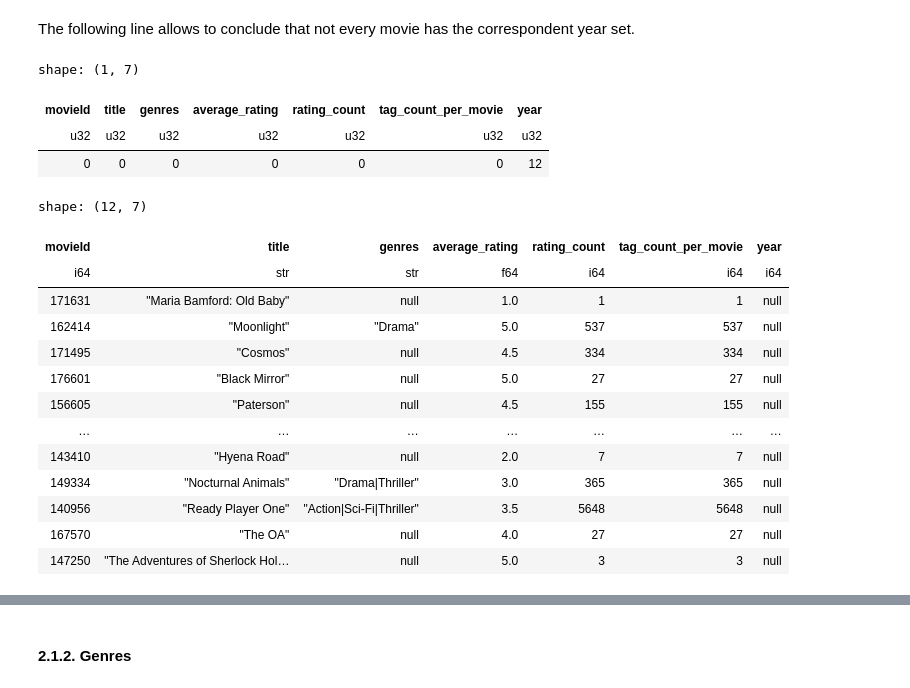
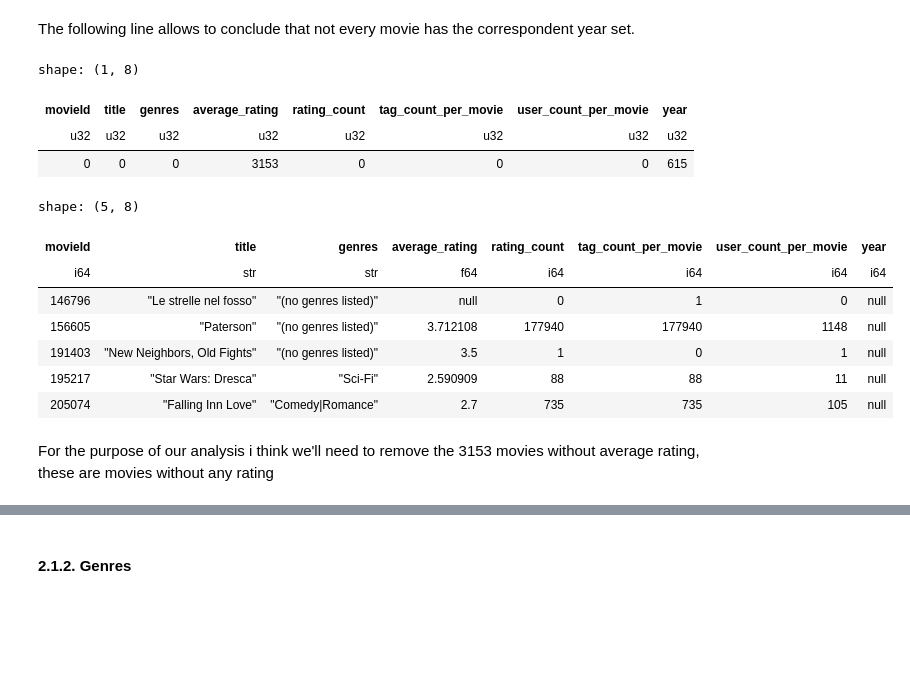
Before and after one commit to ritamaravilhamarques/BDF25_7, a Jupyter notebook: BDF25_7_data/big_data/ml-32m/Notebook.ipynb, the cells around one changed output, grey strips where cells are left out. Drawn from its saved outputs; the diff is of its cells as text; code cells hidden in the pictures; blank space fills up the shorter version.

```diff
--- a/BDF25_7_data/big_data/ml-32m/Notebook.ipynb
+++ b/BDF25_7_data/big_data/ml-32m/Notebook.ipynb
@@ -61,0 +60,5 @@ except Exception as e:
+# %%
+#the cvs is on this folder and its called moviedetails csv
+df = pl.read_csv("moviedetails.csv")
+print("CSV read successfully. Shape:", df.shape)
+display(df.head())
@@ -120,25 +133,21 @@ The following line allows to conclude that not every movie has the correspondent
 df.null_count()
 #12 missing values on the year
 # %% [output]
-shape: (1, 7)
+shape: (1, 8)
-| movieId | title | genres | average_rating | rating_count | tag_count_per_movie | year |
-| u32 | u32 | u32 | u32 | u32 | u32 | u32 |
-| 0 | 0 | 0 | 0 | 0 | 0 | 12 |
+| movieId | title | genres | average_rating | rating_count | tag_count_per_movie | user_count_per_movie | year |
+| u32 | u32 | u32 | u32 | u32 | u32 | u32 | u32 |
+| 0 | 0 | 0 | 3153 | 0 | 0 | 0 | 615 |
 # %%
 df_noyear = df.filter(pl.col("year").is_null())
-df_noyear.head (12)
+df_noyear.head ()
 # %% [output]
-shape: (12, 7)
+shape: (5, 8)
-| movieId | title | genres | average_rating | rating_count | tag_count_per_movie | year |
-| i64 | str | str | f64 | i64 | i64 | i64 |
-| 171631 | "Maria Bamford: Old Baby" | null | 1.0 | 1 | 1 | null |
-| 162414 | "Moonlight" | "Drama" | 5.0 | 537 | 537 | null |
-| 171495 | "Cosmos" | null | 4.5 | 334 | 334 | null |
-| 176601 | "Black Mirror" | null | 5.0 | 27 | 27 | null |
-| 156605 | "Paterson" | null | 4.5 | 155 | 155 | null |
-| … | … | … | … | … | … | … |
-| 143410 | "Hyena Road" | null | 2.0 | 7 | 7 | null |
-| 149334 | "Nocturnal Animals" | "Drama|Thriller" | 3.0 | 365 | 365 | null |
-| 140956 | "Ready Player One" | "Action|Sci-Fi|Thriller" | 3.5 | 5648 | 5648 | null |
-| 167570 | "The OA" | null | 4.0 | 27 | 27 | null |
-| 147250 | "The Adventures of Sherlock Hol… | null | 5.0 | 3 | 3 | null |
+| movieId | title | genres | average_rating | rating_count | tag_count_per_movie | user_count_per_movie | year |
+| i64 | str | str | f64 | i64 | i64 | i64 | i64 |
+| 146796 | "Le strelle nel fosso" | "(no genres listed)" | null | 0 | 1 | 0 | null |
+| 156605 | "Paterson" | "(no genres listed)" | 3.712108 | 177940 | 177940 | 1148 | null |
+| 191403 | "New Neighbors, Old Fights" | "(no genres listed)" | 3.5 | 1 | 0 | 1 | null |
+| 195217 | "Star Wars: Dresca" | "Sci-Fi" | 2.590909 | 88 | 88 | 11 | null |
+| 205074 | "Falling Inn Love" | "Comedy|Romance" | 2.7 | 735 | 735 | 105 | null |
+# %% [markdown]
+For the purpose of our analysis i think we'll need to remove the 3153 movies without average rating, these are movies without any rating
```
Also changed, not shown: parts of 20 cells of this notebook, 1 other file.
